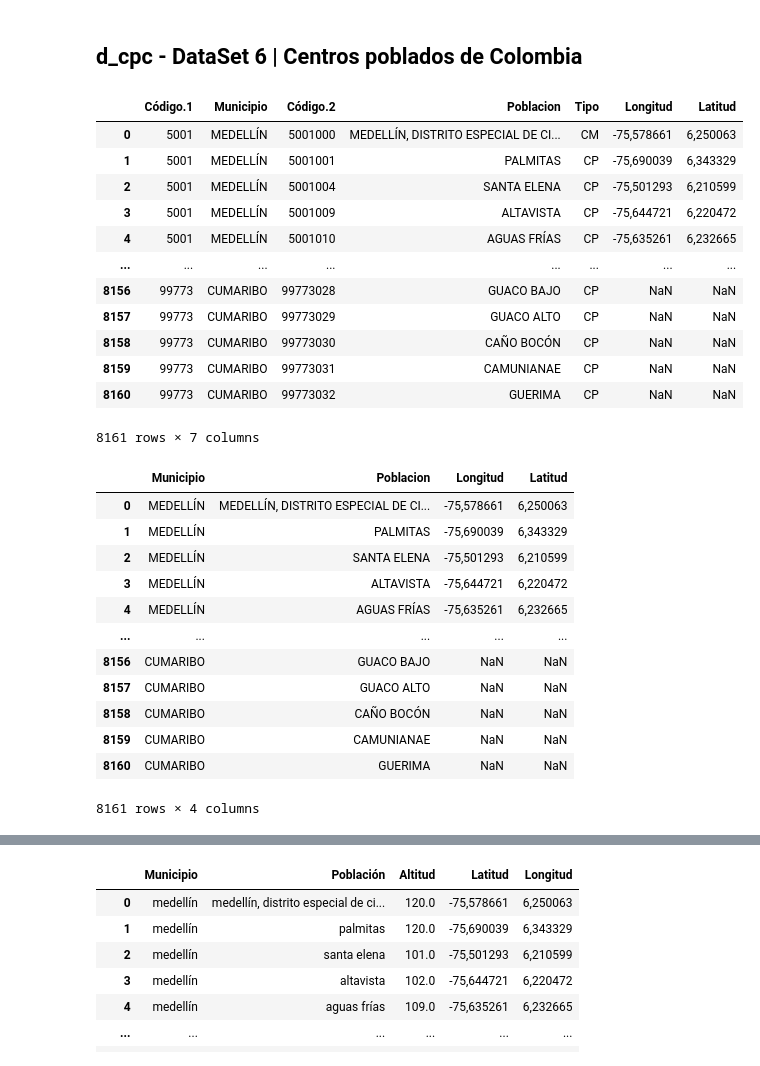
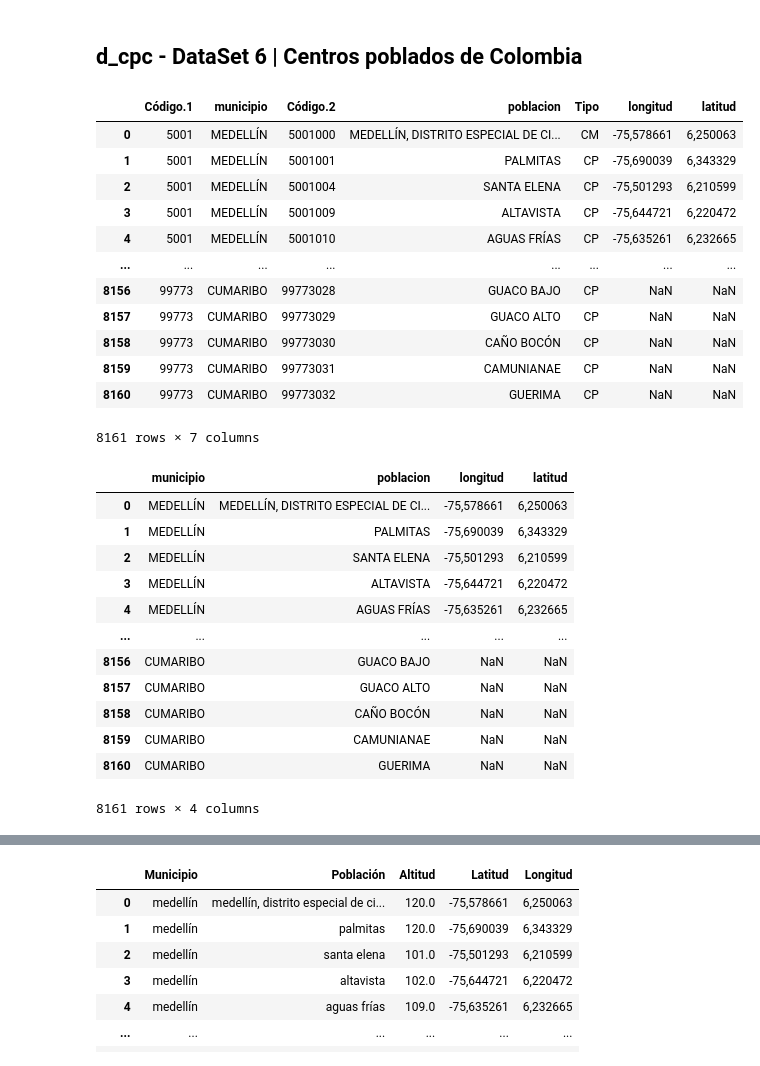
Before and after one commit to gluoneros/greenPredEnergy, a Jupyter notebook: ai.ipynb, the cells around one changed output, grey strips where cells are left out. Drawn from its saved outputs; the diff is of its cells as text; code cells hidden in the pictures.

```diff
--- a/ai.ipynb
+++ b/ai.ipynb
@@ -277,11 +401,13 @@ d_vnt_min
 # %%
 # d_cpc = pd.read_csv("https://raw.githubusercontent.com/gluoneros/talentoTech/refs/heads/main/DIVIPOLA_CentrosPoblados.csv", encoding="utf-8", delimiter=";",skiprows=2, header=None).iloc[:, 2:]
 d_cpc = pd.read_csv("https://raw.githubusercontent.com/gluoneros/talentoTech/refs/heads/main/DIVIPOLA_CentrosPoblados.csv", encoding="utf-8", delimiter=";").iloc[:, 2:]
-d_cpc = d_cpc.rename(columns={"Nombre.1": "Municipio"})
-d_cpc = d_cpc.rename(columns={"Nombre.2": "Poblacion"})
+d_cpc = d_cpc.rename(columns={"Nombre.1": "municipio"})
+d_cpc = d_cpc.rename(columns={"Nombre.2": "poblacion"})
+d_cpc = d_cpc.rename(columns={"Longitud": "longitud"})
+d_cpc = d_cpc.rename(columns={"Latitud": "latitud"})
 d_cpc
 # %% [output]
-|  | Código.1 | Municipio | Código.2 | Poblacion | Tipo | Longitud | Latitud |
+|  | Código.1 | municipio | Código.2 | poblacion | Tipo | longitud | latitud |
 | 0 | 5001 | MEDELLÍN | 5001000 | MEDELLÍN, DISTRITO ESPECIAL DE CI... | CM | -75,578661 | 6,250063 |
 | 1 | 5001 | MEDELLÍN | 5001001 | PALMITAS | CP | -75,690039 | 6,343329 |
 | 2 | 5001 | MEDELLÍN | 5001004 | SANTA ELENA | CP | -75,501293 | 6,210599 |
@@ -296,10 +422,10 @@ d_cpc
 8161 rows × 7 columns
 # %%
 # d_cpc.describe()
-d_cpc_min = d_cpc[['Municipio', 'Poblacion', 'Longitud', 'Latitud']]
+d_cpc_min = d_cpc[['municipio', 'poblacion', 'longitud', 'latitud']]
 d_cpc_min
 # %% [output]
-|  | Municipio | Poblacion | Longitud | Latitud |
+|  | municipio | poblacion | longitud | latitud |
 | 0 | MEDELLÍN | MEDELLÍN, DISTRITO ESPECIAL DE CI... | -75,578661 | 6,250063 |
 | 1 | MEDELLÍN | PALMITAS | -75,690039 | 6,343329 |
 | 2 | MEDELLÍN | SANTA ELENA | -75,501293 | 6,210599 |
```
Also changed, not shown: parts of 23 cells of this notebook.
